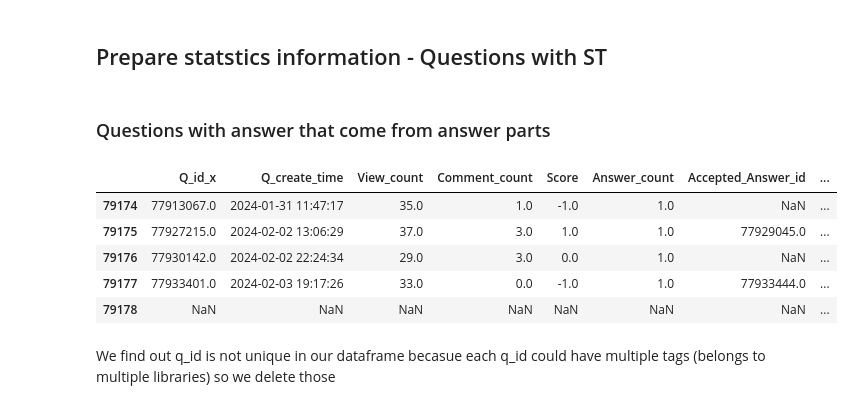
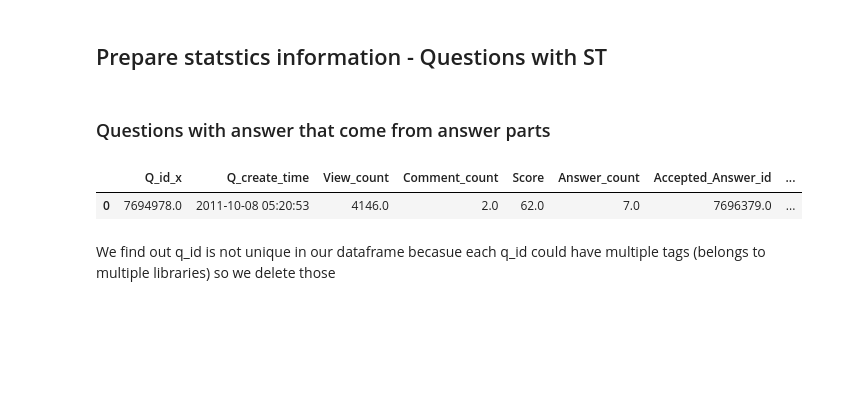
Before and after one commit to mooselab/ML_StackTrace, a Jupyter notebook: Results.ipynb, the cells around one changed output. Saved outputs shown, nothing was run; the diff lists cells and outputs as text; code cells hidden in the pictures; blank space fills up the shorter version.

```diff
--- a/Results.ipynb
+++ b/Results.ipynb
@@ -5007,14 +5095,10 @@ else:
 # %%
 stat_info_w_ans = pd.concat([df_tf_w_stack, df_sp_w_stack, df_hug_w_stack, df_keras_w_stack, df_pt_w_stack, df_nltk_w_stack, df_sklearn_w_stack], ignore_index=True)
 # %%
-stat_info_w_ans.tail()
+stat_info_w_ans.head(1)
 # %% [output]
 |  | Q_id_x | Q_create_time | View_count | Comment_count | Score | Answer_count | Accepted_Answer_id | ... |
-| 79174 | 77913067.0 | 2024-01-31 11:47:17 | 35.0 | 1.0 | -1.0 | 1.0 | NaN | ... |
-| 79175 | 77927215.0 | 2024-02-02 13:06:29 | 37.0 | 3.0 | 1.0 | 1.0 | 77929045.0 | ... |
-| 79176 | 77930142.0 | 2024-02-02 22:24:34 | 29.0 | 3.0 | 0.0 | 1.0 | NaN | ... |
-| 79177 | 77933401.0 | 2024-02-03 19:17:26 | 33.0 | 0.0 | -1.0 | 1.0 | 77933444.0 | ... |
-| 79178 | NaN | NaN | NaN | NaN | NaN | NaN | NaN | ... |
+| 0 | 7694978.0 | 2011-10-08 05:20:53 | 4146.0 | 2.0 | 62.0 | 7.0 | 7696379.0 | ... |
 # %% [markdown]
 We find out q_id is not unique in our dataframe becasue each q_id could have multiple tags (belongs to multiple libraries) so we delete those
 # %%
```
Also changed, not shown: parts of 51 cells of this notebook, 22 other files.
